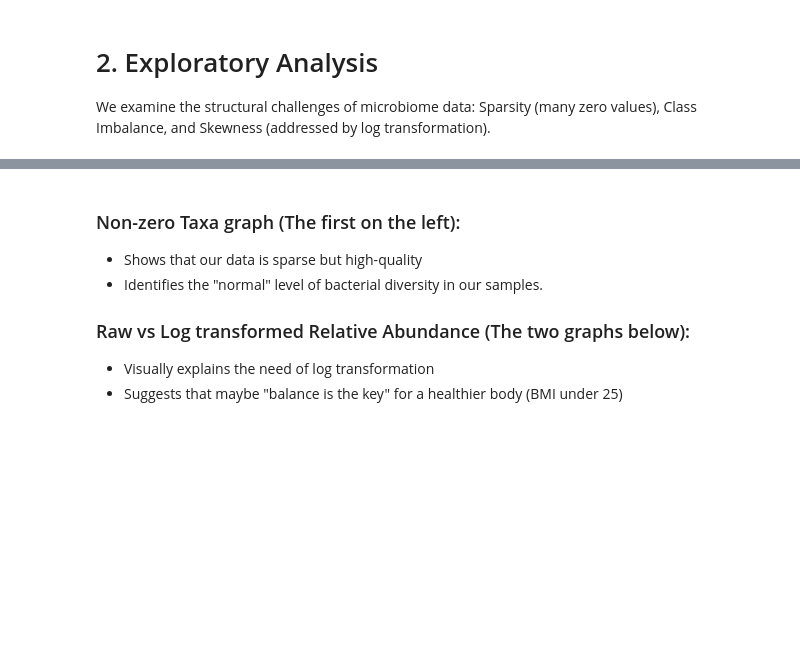
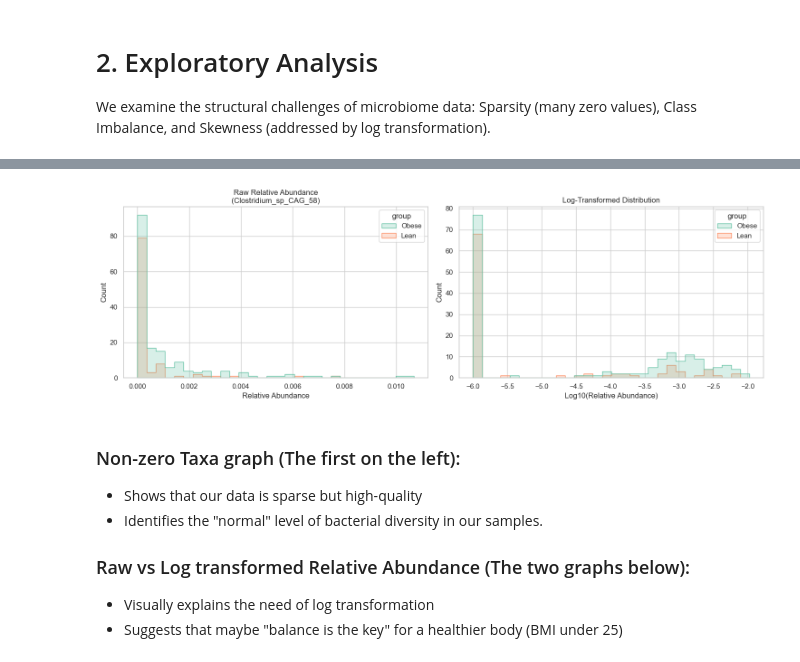
Before and after one commit to lior-benjman/Obesity-gut-bacterial, a Jupyter notebook: research.ipynb, the cells around one changed output, grey strips where cells are left out. Drawn from its saved outputs; the diff is of its cells as text; code cells hidden in the pictures; blank space fills up the shorter version.

```diff
--- a/research.ipynb
+++ b/research.ipynb
@@ -137,3 +159,16 @@ Passing `palette` without assigning `hue` is deprecated and will be removed in v
+# %%
+fig, axes = plt.subplots(1, 2, figsize=(15, 5))
+sns.histplot(x=X[sample_taxon3], hue=y, bins=30, ax=axes[0], palette=['#66c2a5', '#fc8d62'], element="step", common_norm=False)
+axes[0].set_title(f"Raw Relative Abundance\n({sample_taxon3.split('|')[-1]})")
+axes[0].set_xlabel("Relative Abundance")
+
+sns.histplot(x=X_log[sample_taxon3], hue=y, bins=30, ax=axes[1], palette=['#66c2a5', '#fc8d62'], element="step", common_norm=False)
+axes[1].set_title("Log-Transformed Distribution")
+axes[1].set_xlabel("Log10(Relative Abundance)")
+plt.tight_layout()
+plt.show()
+# %% [output]
+[figure, added]
 # %% [markdown]
 ### Non-zero Taxa graph (The first on the left):
 * Shows that our data is sparse but high-quality
```
Also changed, not shown: parts of 9 cells of this notebook, 1 other file.
